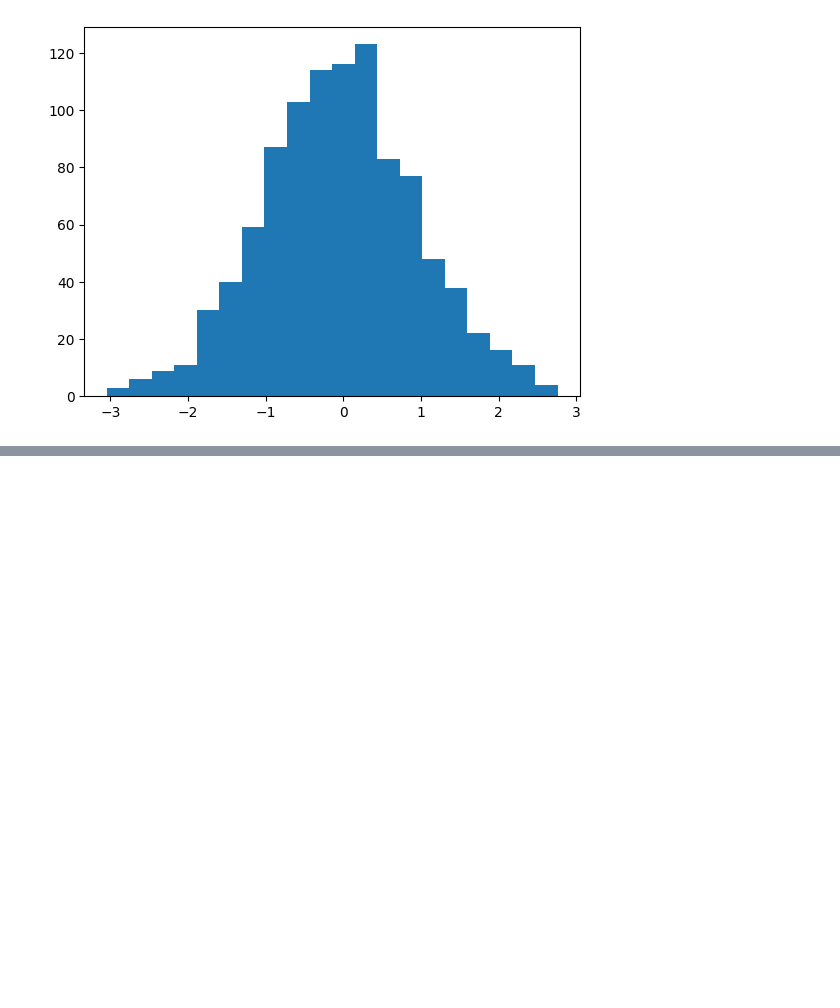
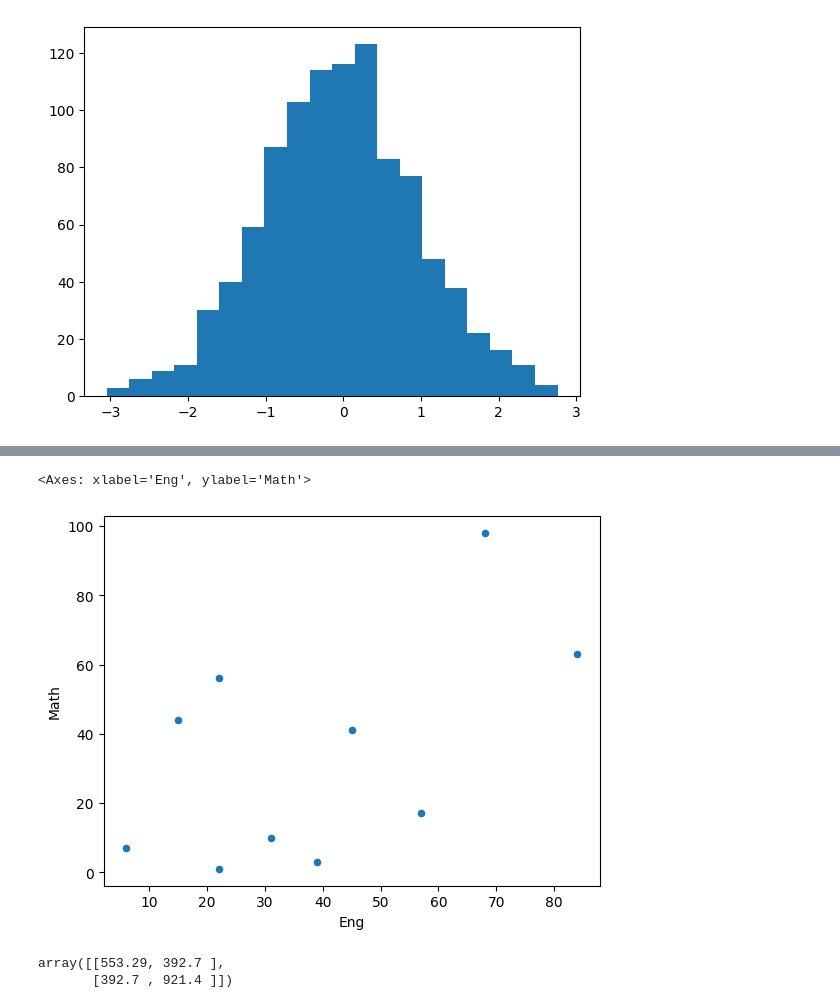
Before and after one commit to MasahiroAraki/SpeechRecognition, a Jupyter notebook: Python/pyintro2.ipynb, the cells around one changed output, grey strips where cells are left out. Cells and saved outputs as stored; diff of their text form; code cells hidden in the pictures; blank space fills up the shorter version.

```diff
--- a/Python/pyintro2.ipynb
+++ b/Python/pyintro2.ipynb
@@ -295,0 +415,8 @@ plt.hist(data, bins=20)
+# %%
+# 2次元データの生成
+
+np.random.seed(17)
+en_scores = np.random.randint(100,size=10)
+ma_scores = np.random.randint(100,size=10)
+scores_df = pd.DataFrame({'Eng':en_scores, 'Math':ma_scores}, index=pd.Index(['A','B','C','D','E','F','G','H','I','J'], name='name'))
+scores_df
@@ -295,0 +436,14 @@ plt.hist(data, bins=20)
+# %%
+# 散布図
+
+scores_df.plot.scatter(x='Eng', y='Math')
+# %% [output]
+<Axes: xlabel='Eng', ylabel='Math'>
+[figure, added]
+# %%
+# 共分散行列
+
+np.cov(en_scores, ma_scores, ddof=0)
+# %% [output]
+array([[553.29, 392.7 ],
+       [392.7 , 921.4 ]])
```
Also changed, not shown: parts of 22 cells of this notebook.
